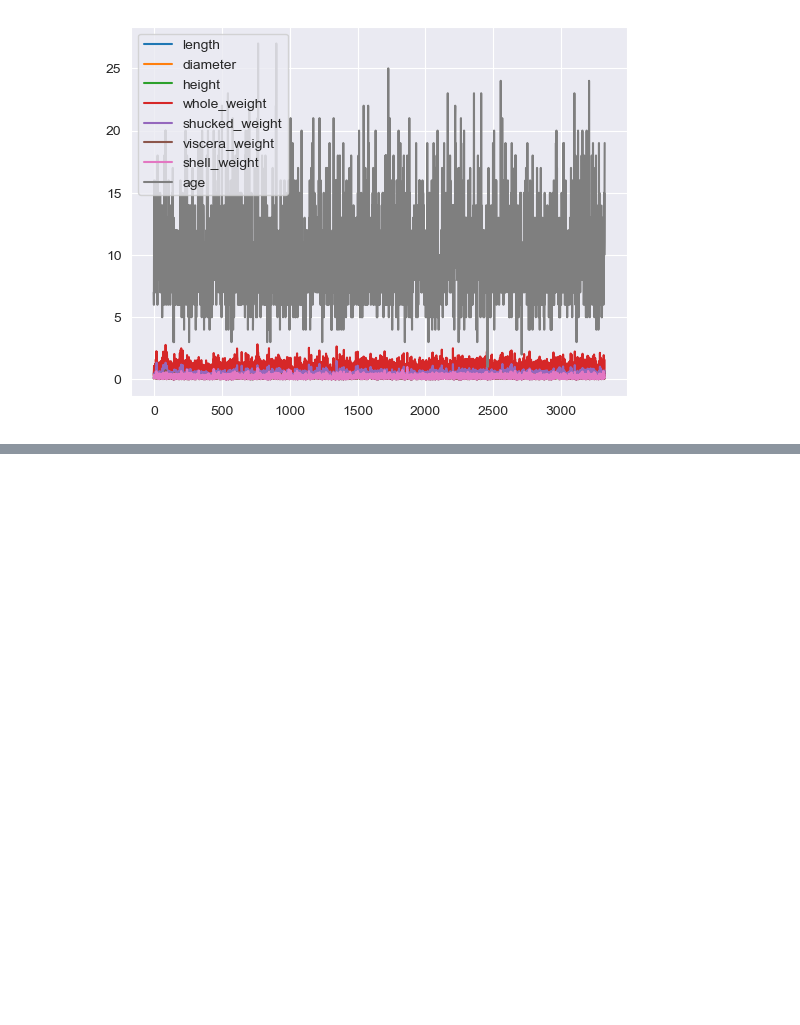
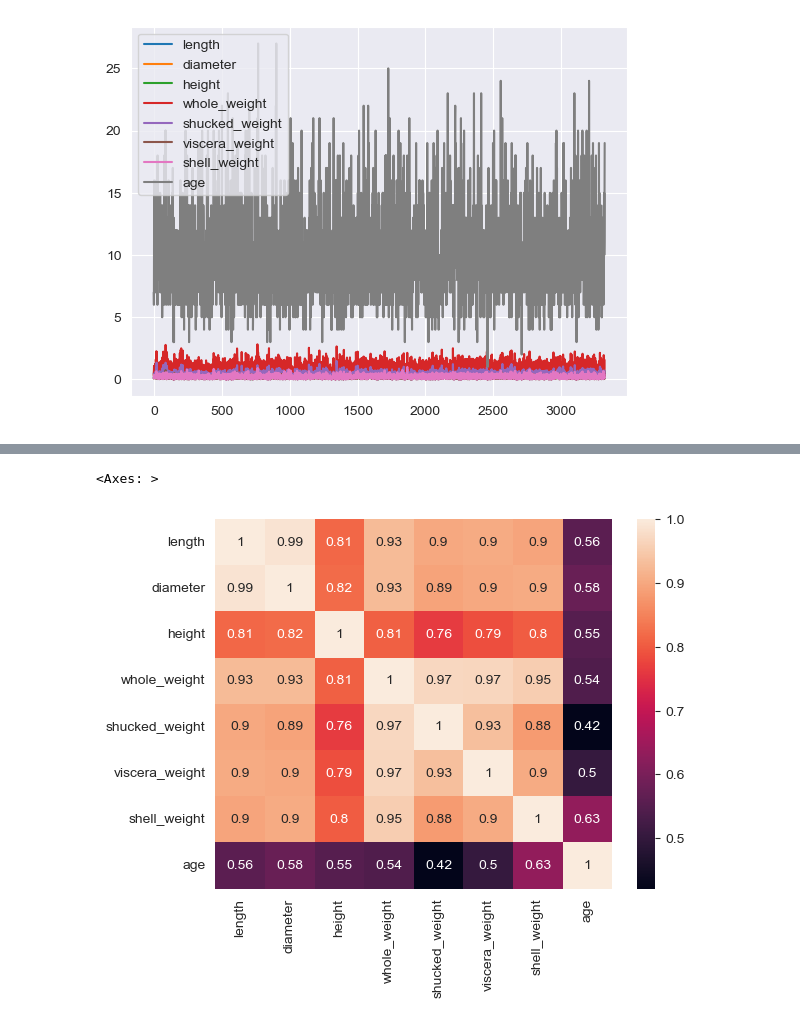
Before and after one commit to tansudasli/tensorflow-sandbox, a Jupyter notebook: pandas_data_analysis.ipynb, the cells around one changed output, grey strips where cells are left out. Saved outputs shown, nothing was run; the diff lists cells and outputs as text; code cells hidden in the pictures; blank space fills up the shorter version.

Commit message:
pandas data analysis (null, numeric, categorical values) + correlations

```diff
--- a/pandas_data_analysis.ipynb
+++ b/pandas_data_analysis.ipynb
@@ -126,3 +126,11 @@ dfAbaloneCorrelations.style.background_gradient()
 | viscera_weight | 0.903499 | 0.900100 | 0.785213 | 0.966700 | 0.932506 | 1.000000 | 0.903894 | 0.502994 |
 | shell_weight | 0.895758 | 0.903267 | 0.801927 | 0.953387 | 0.880230 | 0.903894 | 1.000000 | 0.631874 |
 | age | 0.557695 | 0.575934 | 0.550632 | 0.541616 | 0.421027 | 0.502994 | 0.631874 | 1.000000 |
+# %%
+# correlations as heatmap
+
+import seaborn as sns
+sns.heatmap(dfAbaloneCorrelations, annot=True)
+# %% [output]
+<Axes: >
+[figure, added]
```
